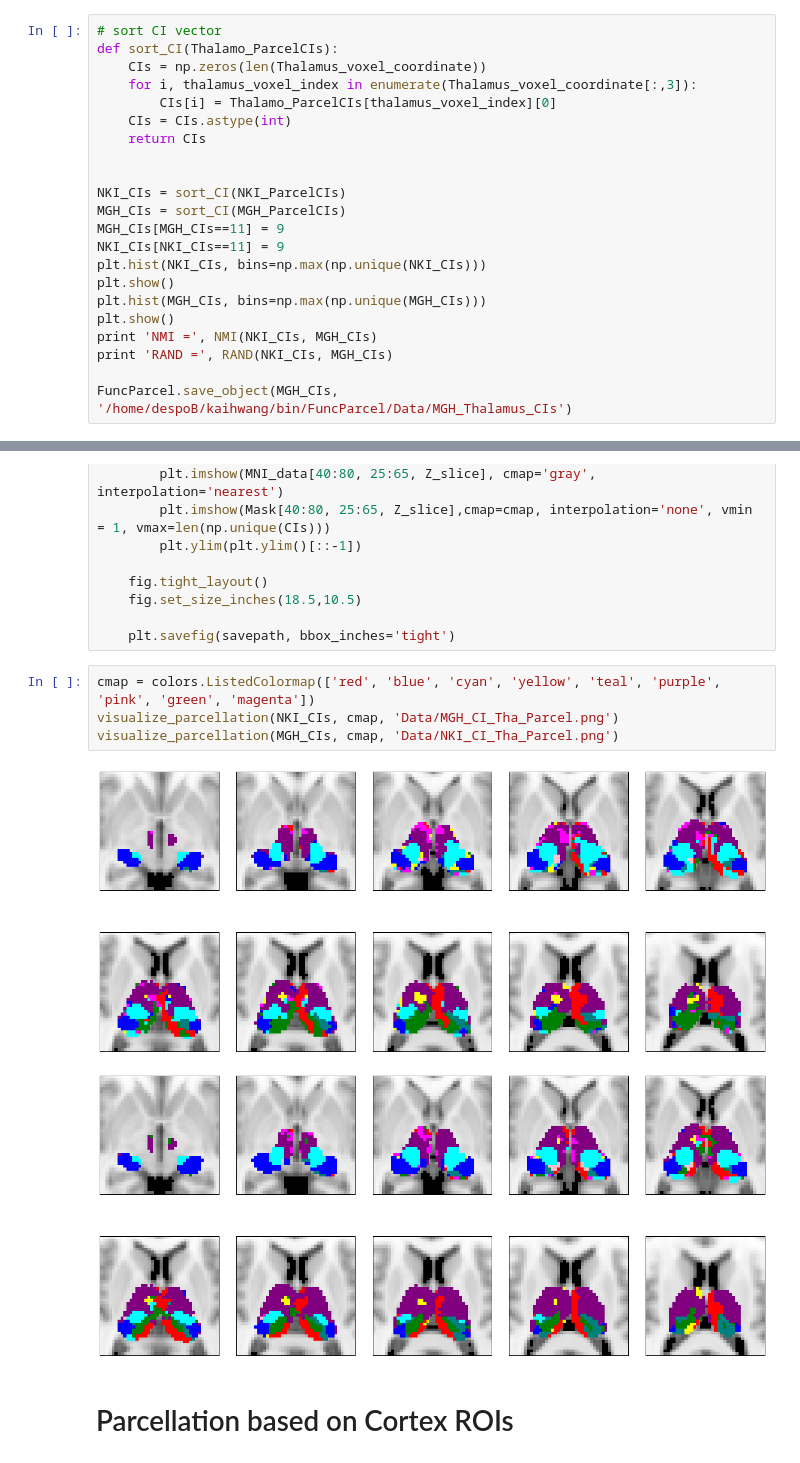
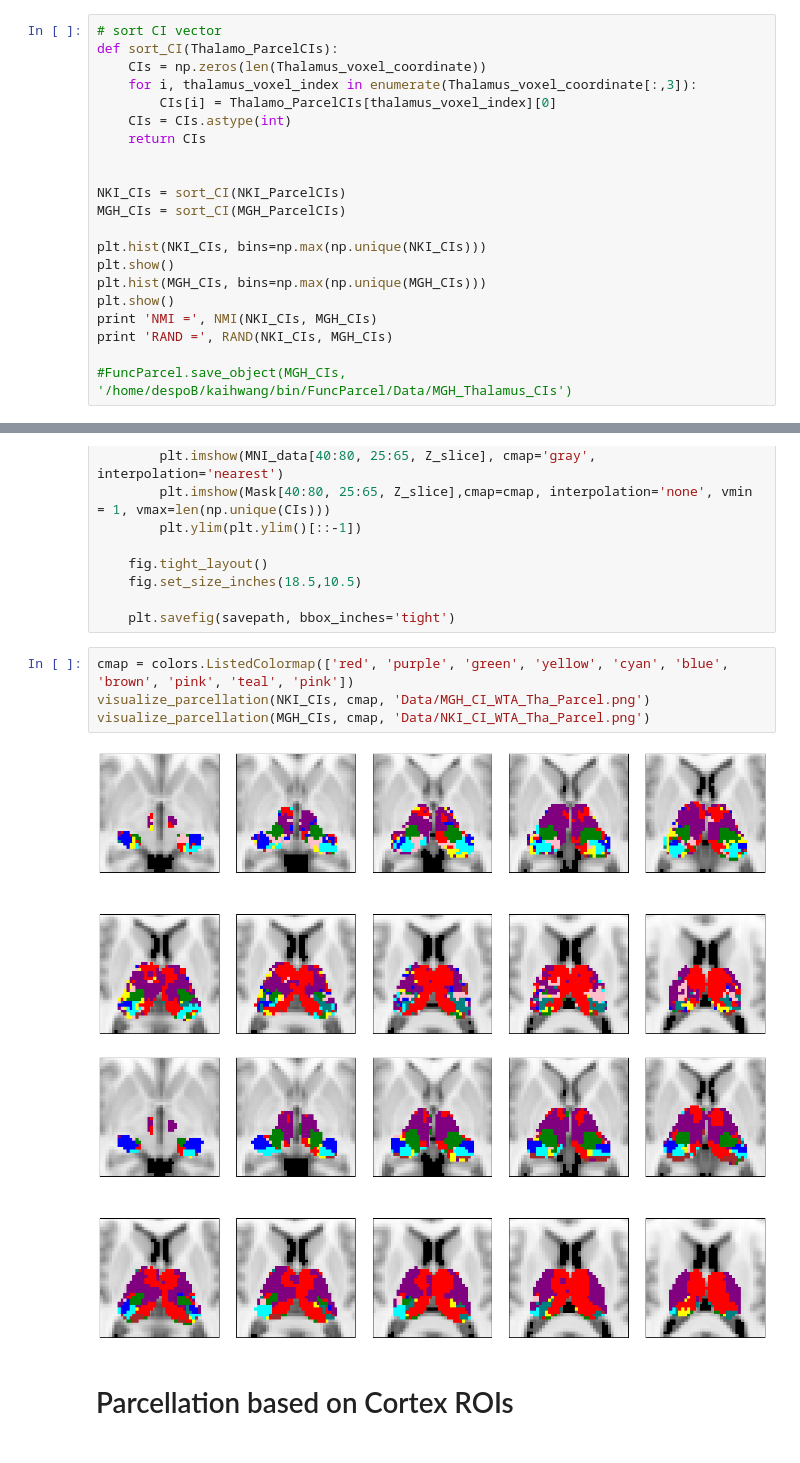
Before and after one commit to kaihwang/FuncParcel, a Jupyter notebook: Visualize_WTA_maps.ipynb, the cells around one changed output, grey strips where cells are left out. Cells and saved outputs as stored; diff of their text form.

```diff
--- a/Visualize Parcellation.ipynb
+++ b/Visualize_WTA_maps.ipynb
@@ -58,8 +47,7 @@ def sort_CI(Thalamo_ParcelCIs):
 
 NKI_CIs = sort_CI(NKI_ParcelCIs)
 MGH_CIs = sort_CI(MGH_ParcelCIs)
-MGH_CIs[MGH_CIs==11] = 9
-NKI_CIs[NKI_CIs==11] = 9
+
 plt.hist(NKI_CIs, bins=np.max(np.unique(NKI_CIs)))
 plt.show()
 plt.hist(MGH_CIs, bins=np.max(np.unique(MGH_CIs)))
@@ -67,5 +55,5 @@ plt.show()
 print 'NMI =', NMI(NKI_CIs, MGH_CIs)
 print 'RAND =', RAND(NKI_CIs, MGH_CIs)
 
-FuncParcel.save_object(MGH_CIs, '/home/despoB/kaihwang/bin/FuncParcel/Data/MGH_Thalamus_CIs')
+#FuncParcel.save_object(MGH_CIs, '/home/despoB/kaihwang/bin/FuncParcel/Data/MGH_Thalamus_CIs')
 # %% [output]
@@ -118,12 +106,12 @@ def visualize_parcellation(CIs, cmap, savepath):
 
     plt.savefig(savepath, bbox_inches='tight')
 # %%
-cmap = colors.ListedColormap(['red', 'blue', 'cyan', 'yellow', 'teal', 'purple', 'pink', 'green', 'magenta'])
-visualize_parcellation(NKI_CIs, cmap, 'Data/MGH_CI_Tha_Parcel.png')
-visualize_parcellation(MGH_CIs, cmap, 'Data/NKI_CI_Tha_Parcel.png')
+cmap = colors.ListedColormap(['red', 'purple', 'green', 'yellow', 'cyan', 'blue', 'brown', 'pink', 'teal', 'pink'])
+visualize_parcellation(NKI_CIs, cmap, 'Data/MGH_CI_WTA_Tha_Parcel.png')
+visualize_parcellation(MGH_CIs, cmap, 'Data/NKI_CI_WTA_Tha_Parcel.png')
 # %% [output]
-[figure, old version]
+[figure, new version]
-[figure, old version]
+[figure, new version]
 # %% [markdown]
 # Parcellation based on Cortex ROIs
 # %%
```
Also changed, not shown: parts of 3 cells of this notebook, 1 other file.
